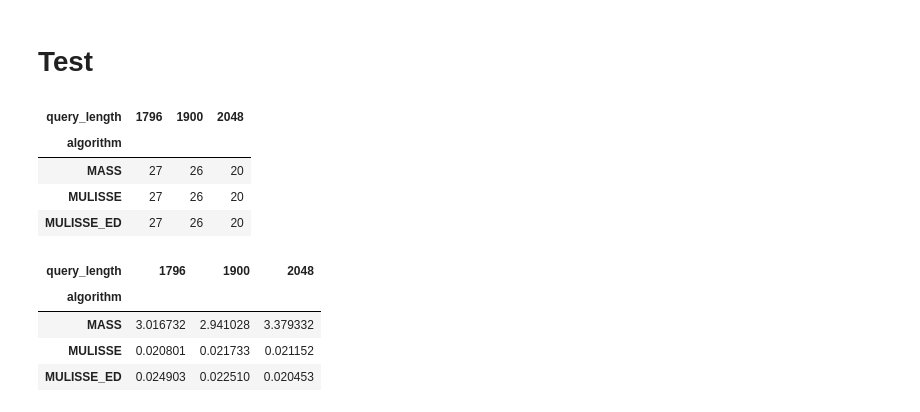
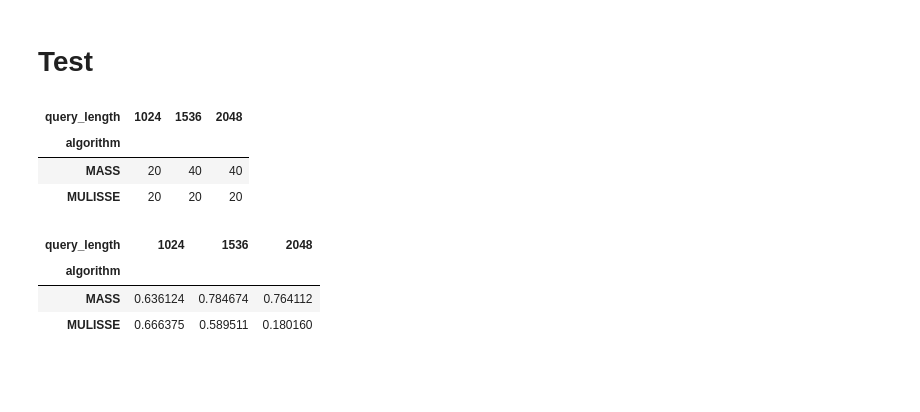
Before and after one commit to BPelokTUE/MULISSE, a Jupyter notebook: analyze/main.ipynb, the cells around one changed output. Saved outputs shown, nothing was run; the diff lists cells and outputs as text; code cells hidden in the pictures; blank space fills up the shorter version.

```diff
--- a/analyze/main.ipynb
+++ b/analyze/main.ipynb
@@ -101,43 +102,53 @@ df[['algorithm', 'dataset', 'num_query_channels']]
 # %% [markdown]
 # Test
 # %%
+# view = df[
+#     (df.algorithm.isna() == False) &
+#     (df.dataset.str.startswith("weather")) &
+#     (df.num_channels == 4) &
+#     (df.num_query_channels == 4) &
+#     (df.num_series == 1000) &
+#     (df.series_length == 1024) &
+#     # ((~df.algorithm.str.contains("MULISSE")) | (df.query_length >= df.l_min)) &
+#     True
+# ]
+
 view = df[
     (df.algorithm.isna() == False) &
-    (df.dataset.str.startswith("weather")) &
-    (df.num_channels == 4) &
-    (df.num_query_channels == 4) &
-    (df.num_series == 5694) &
+    (df.dataset.str.startswith("stocks")) &
+    (df.num_channels == 5) &
+    (df.num_query_channels == 5) &
+    (df.num_series == 1000) &
     (df.series_length == 2048) &
-    # ((~df.algorithm.str.contains("MULISSE")) | (df.query_length >= df.l_min)) &
+    (df.query_length.isin([1024, 1536, 2048])) &
+    ((~df.algorithm.str.contains("MULISSE")) | (df.l_min == 1024)) &
     True
 ]
 
-view = df[
-    (df.algorithm.isna() == False) &
-    (df.dataset.str.startswith("rwalk")) &
-    (df.num_channels == 4) &
-    (df.num_query_channels == 4) &
-    (df.num_series == 5000) &
-    (df.series_length == 2048) &
-    # ((~df.algorithm.str.contains("MULISSE")) | (df.query_length >= df.l_min)) &
-    True
-]
+# view = df[
+#     (df.algorithm.isna() == False) &
+#     (df.dataset.str.startswith("rwalk")) &
+#     (df.num_channels == 4) &
+#     (df.num_query_channels == 4) &
+#     (df.num_series == 5000) &
+#     (df.series_length == 2048) &
+#     # ((~df.algorithm.str.contains("MULISSE")) | (df.query_length >= df.l_min)) &
+#     True
+# ]
 
 view.groupby(['algorithm', 'query_length']).size().unstack()
 # %% [output]
-| query_length | 1796 | 1900 | 2048 |
+| query_length | 1024 | 1536 | 2048 |
 | algorithm |  |  |  |
-| MASS | 27 | 26 | 20 |
-| MULISSE | 27 | 26 | 20 |
-| MULISSE_ED | 27 | 26 | 20 |
+| MASS | 20 | 40 | 40 |
+| MULISSE | 20 | 20 | 20 |
 # %%
 view.groupby(['algorithm', 'query_length']).total_time_s.median().unstack()
 # %% [output]
-| query_length | 1796 | 1900 | 2048 |
+| query_length | 1024 | 1536 | 2048 |
 | algorithm |  |  |  |
-| MASS | 3.016732 | 2.941028 | 3.379332 |
-| MULISSE | 0.020801 | 0.021733 | 0.021152 |
-| MULISSE_ED | 0.024903 | 0.022510 | 0.020453 |
+| MASS | 0.636124 | 0.784674 | 0.764112 |
+| MULISSE | 0.666375 | 0.589511 | 0.180160 |
 # %%
 fig, ax = plt.subplots(figsize=(10, 6))
 
```
Also changed, not shown: parts of 4 cells of this notebook, 1 other file.
